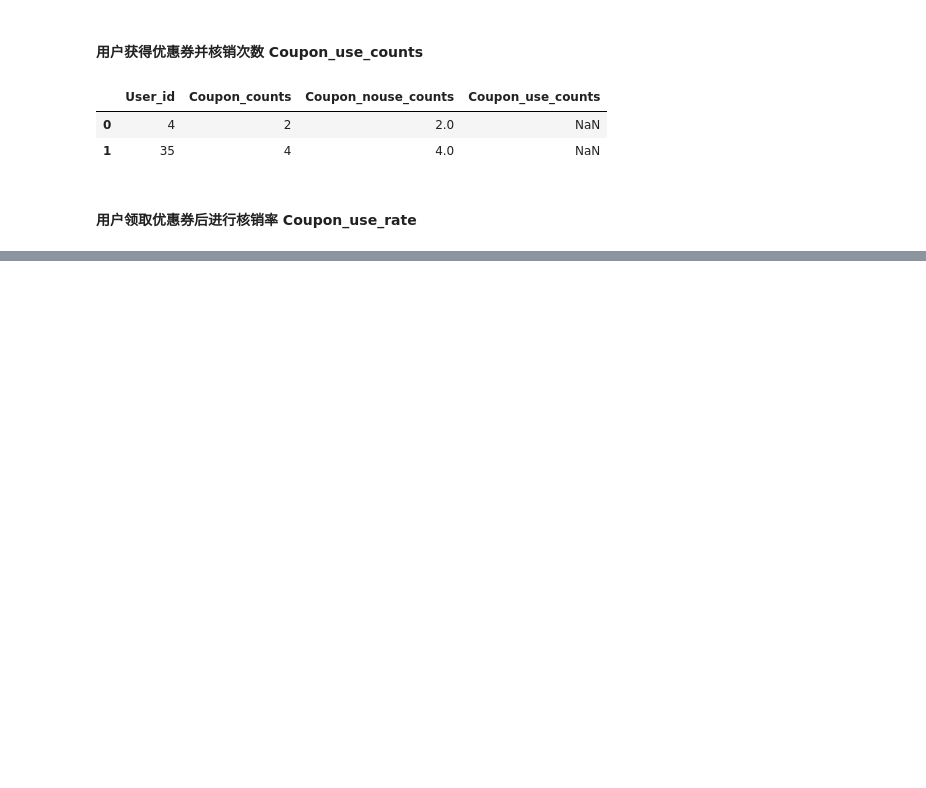
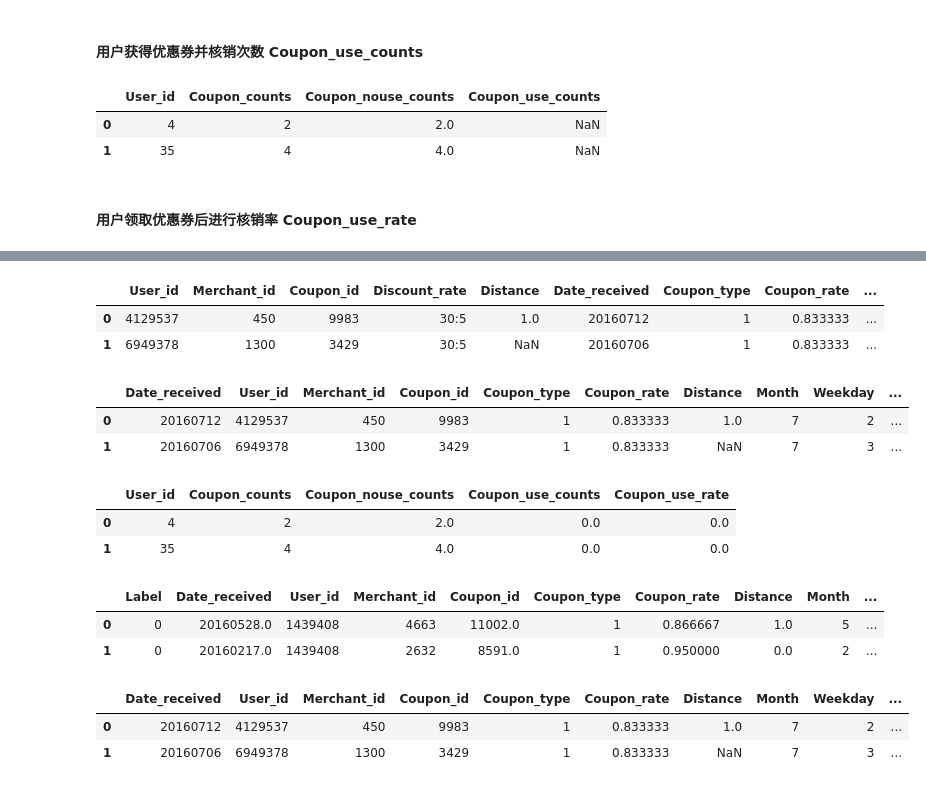
Before and after one commit to Shulin-Zhang/Mechine_learning_in_action, a Jupyter notebook: O2OA_Coupon_Usage_Forecast/start.ipynb, the cells around one changed output, grey strips where cells are left out. Drawn from its saved outputs; the diff is of its cells as text; code cells hidden in the pictures; blank space fills up the shorter version.

```diff
--- a/O2OA_Coupon_Usage_Forecast/start.ipynb
+++ b/O2OA_Coupon_Usage_Forecast/start.ipynb
@@ -151,0 +408,10 @@ df_test.groupby('User_id').count()
+# %%
+def parse_weekday(item):
+    time_str = str(item)
+    year = time_str[:4]
+    month = time_str[4:6]
+    day = time_str[6:8]
+
+    time_date = date(int(year), int(month), int(day))
+
+    return time_date.weekday() + 1
@@ -151,0 +425,3 @@ df_test.groupby('User_id').count()
+# %%
+df_test['Weekday'] = df_test.Date_received.apply(parse_weekday)
+df_test.head(2)
@@ -151,0 +504,33 @@ df_test.groupby('User_id').count()
+# %%
+df_test.head(2)
+# %% [output]
+|  | User_id | Merchant_id | Coupon_id | Discount_rate | Distance | Date_received | Coupon_type | Coupon_rate | ... |
+| 0 | 4129537 | 450 | 9983 | 30:5 | 1.0 | 20160712 | 1 | 0.833333 | ... |
+| 1 | 6949378 | 1300 | 3429 | 30:5 | NaN | 20160706 | 1 | 0.833333 | ... |
+# %%
+df_test = df_test[['Date_received', 'User_id', 'Merchant_id', 'Coupon_id', 'Coupon_type', 'Coupon_rate', 'Distance', 'Month', 'Weekday', 'Weekend']].copy()
+df_test.head(2)
+# %% [output]
+|  | Date_received | User_id | Merchant_id | Coupon_id | Coupon_type | Coupon_rate | Distance | Month | Weekday | ... |
+| 0 | 20160712 | 4129537 | 450 | 9983 | 1 | 0.833333 | 1.0 | 7 | 2 | ... |
+| 1 | 20160706 | 6949378 | 1300 | 3429 | 1 | 0.833333 | NaN | 7 | 3 | ... |
+# %%
+df_user.head(2)
+# %% [output]
+|  | User_id | Coupon_counts | Coupon_nouse_counts | Coupon_use_counts | Coupon_use_rate |
+| 0 | 4 | 2 | 2.0 | 0.0 | 0.0 |
+| 1 | 35 | 4 | 4.0 | 0.0 | 0.0 |
+# %%
+df_train = pd.merge(df_train, df_user, on='User_id', how='left')
+df_train.head(2)
+# %% [output]
+|  | Label | Date_received | User_id | Merchant_id | Coupon_id | Coupon_type | Coupon_rate | Distance | Month | ... |
+| 0 | 0 | 20160528.0 | 1439408 | 4663 | 11002.0 | 1 | 0.866667 | 1.0 | 5 | ... |
+| 1 | 0 | 20160217.0 | 1439408 | 2632 | 8591.0 | 1 | 0.950000 | 0.0 | 2 | ... |
+# %%
+df_test = pd.merge(df_test, df_user, on='User_id', how='left')
+df_test.head(2)
+# %% [output]
+|  | Date_received | User_id | Merchant_id | Coupon_id | Coupon_type | Coupon_rate | Distance | Month | Weekday | ... |
+| 0 | 20160712 | 4129537 | 450 | 9983 | 1 | 0.833333 | 1.0 | 7 | 2 | ... |
+| 1 | 20160706 | 6949378 | 1300 | 3429 | 1 | 0.833333 | NaN | 7 | 3 | ... |
```
Also changed, not shown: parts of 109 cells of this notebook, 1 other file.
